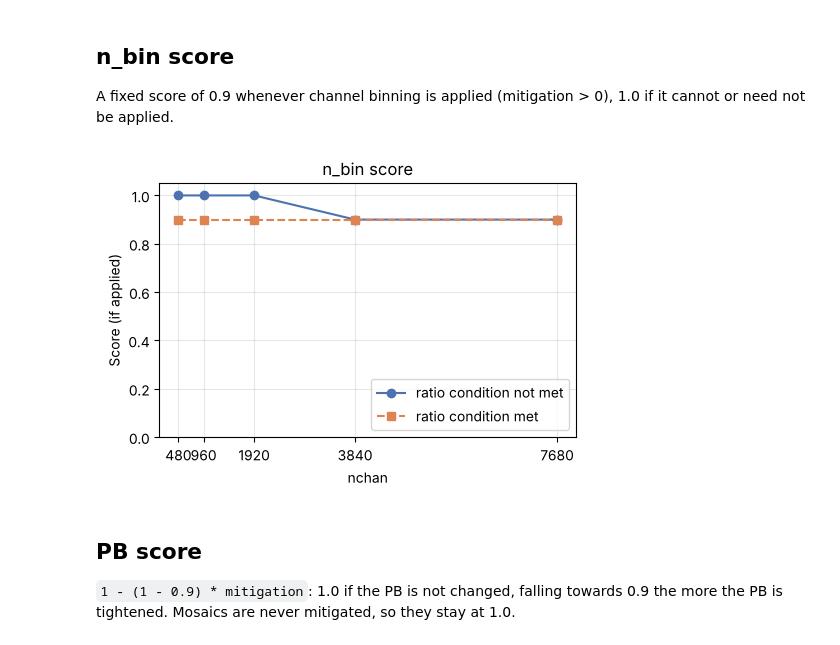
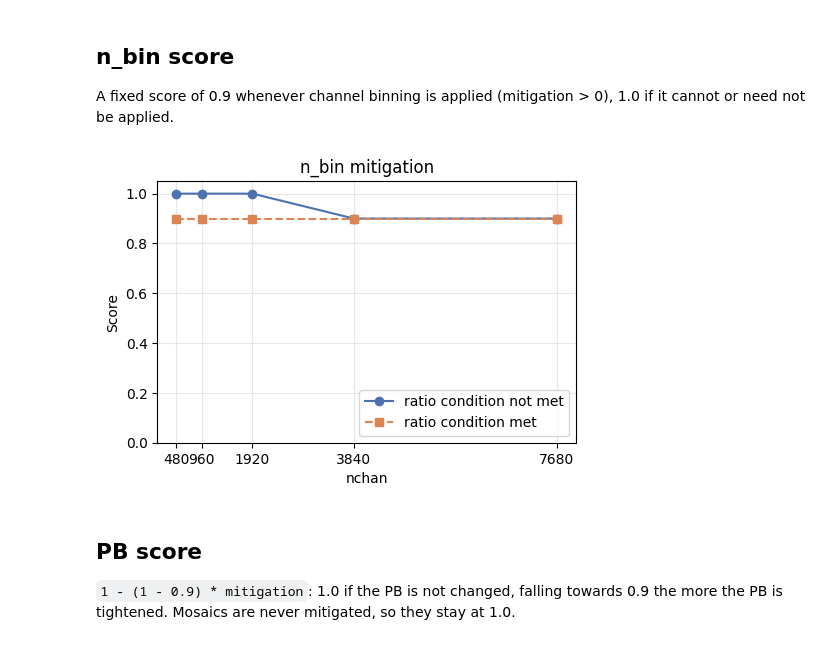
Before and after one commit to lukas-neumann-astro/alma_pipeline_smart_mitigation, a Jupyter notebook: diagnostic_plots_mitigation_scores.ipynb, the cells around one changed output. Drawn from its saved outputs; the diff is of its cells as text; code cells hidden in the pictures.

```diff
--- a/diagnostic_plots_mitigation_scores.ipynb
+++ b/diagnostic_plots_mitigation_scores.ipynb
@@ -61,27 +61,27 @@ A fixed score of 0.9 whenever channel binning is applied (mitigation > 0), 1.0 i
 # %%
 eligible_nchans = [480, 960, 1920, 3840, 7680]
 
 def nbin_score(nchan, ratio_satisfied):
     return score_nbin() if mitigation_nbin(nchan, ratio_satisfied) > 0 else 1.0
 
 score_ratio_false = [nbin_score(n, False) for n in eligible_nchans]
 score_ratio_true = [nbin_score(n, True) for n in eligible_nchans]
 
 fig, ax = plt.subplots(figsize=(5, 5/1.4))
 ax.plot(eligible_nchans, score_ratio_false, marker="o", label="ratio condition not met", color="#4C72B0")
 ax.plot(eligible_nchans, score_ratio_true, marker="s", linestyle="--", label="ratio condition met", color="#DD8452")
 ax.set_xticks(eligible_nchans)
 ax.set_xlabel("nchan")
-ax.set_ylabel("Score (if applied)")
-ax.set_title("n_bin score")
+ax.set_ylabel("Score")
+ax.set_title("n_bin mitigation")
 ax.set_ylim(0, 1.05)
 ax.legend(loc="lower right")
 ax.grid(alpha=0.3)
 fig.tight_layout()
-fig.savefig(PLOT_DIR / "nbin_score.png", dpi=150)
+fig.savefig(PLOT_DIR / "nbin_mitigation_scores.png", dpi=150)
 plt.show()
 # %% [output]
-[figure, old version]
+[figure, new version]
 # %% [markdown]
 ## PB score
 
```
Also changed, not shown: parts of 9 cells of this notebook, 2 other files.
